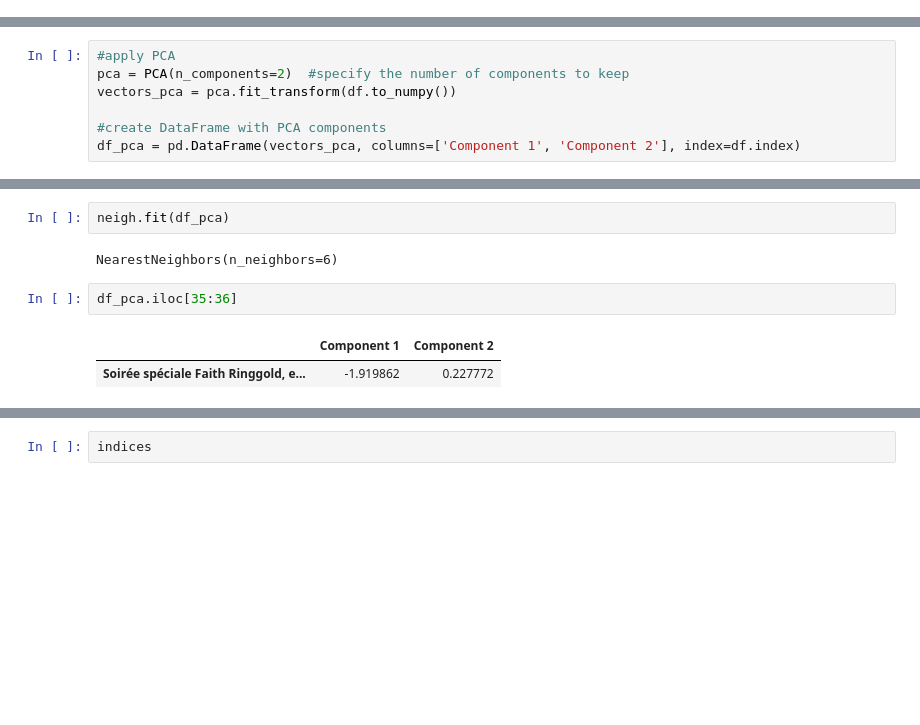
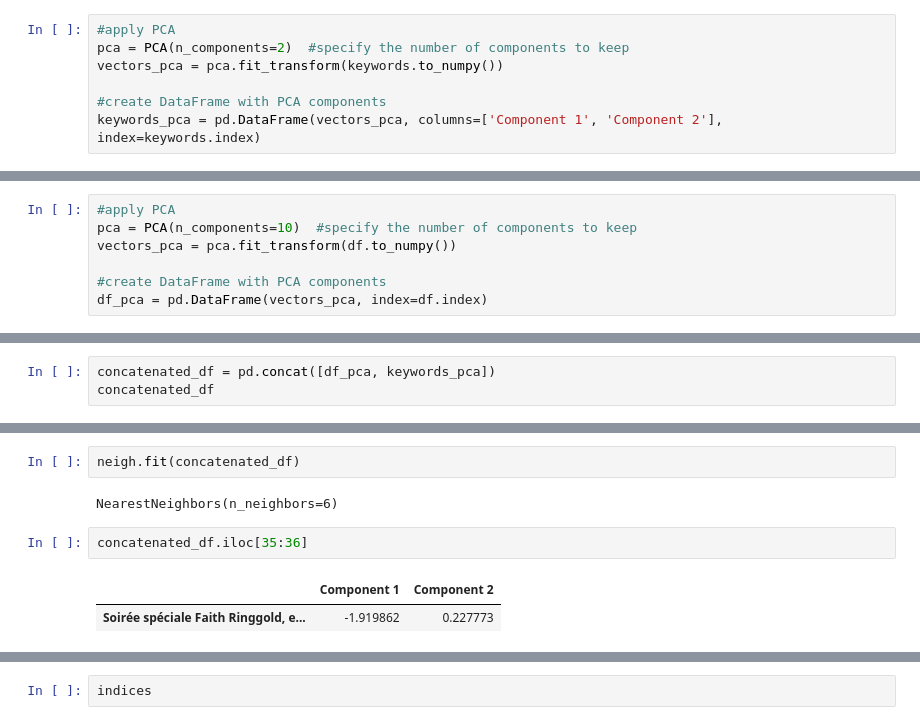
Before and after one commit to axele-mahalin/Final_Project, a Jupyter notebook: Machine_learning.ipynb, the cells around one changed output, grey strips where cells are left out. Saved outputs shown, nothing was run; the diff lists cells and outputs as text; blank space fills up the shorter version.

```diff
--- a/Machine_learning.ipynb
+++ b/Machine_learning.ipynb
@@ -165,0 +203,7 @@ Dans le cadre du festival du livre jeunesse Partir en Livre, la bibliothèque He
+# %%
+#apply PCA
+pca = PCA(n_components=2)  #specify the number of components to keep
+vectors_pca = pca.fit_transform(keywords.to_numpy())
+
+#create DataFrame with PCA components
+keywords_pca = pd.DataFrame(vectors_pca, columns=['Component 1', 'Component 2'], index=keywords.index)
@@ -193,8 +253,8 @@ df
 # PCA
 # %%
 #apply PCA
-pca = PCA(n_components=2)  #specify the number of components to keep
+pca = PCA(n_components=10)  #specify the number of components to keep
 vectors_pca = pca.fit_transform(df.to_numpy())
 
 #create DataFrame with PCA components
-df_pca = pd.DataFrame(vectors_pca, columns=['Component 1', 'Component 2'], index=df.index)
+df_pca = pd.DataFrame(vectors_pca, index=df.index)
@@ -216,0 +283,3 @@ df_pca
+# %%
+concatenated_df = pd.concat([df_pca, keywords_pca])
+concatenated_df
@@ -219,11 +302,11 @@ df_pca
 # %%
 neigh = NearestNeighbors(n_neighbors=6)
 # %%
-neigh.fit(df_pca)
+neigh.fit(concatenated_df)
 # %% [output]
 NearestNeighbors(n_neighbors=6)
 # %%
-df_pca.iloc[35:36]
+concatenated_df.iloc[35:36]
 # %% [output]
 |  | Component 1 | Component 2 |
-| Soirée spéciale Faith Ringgold, e... | -1.919862 | 0.227772 |
+| Soirée spéciale Faith Ringgold, e... | -1.919862 | 0.227773 |
```
Also changed, not shown: parts of 21 cells of this notebook, 1 other file.
